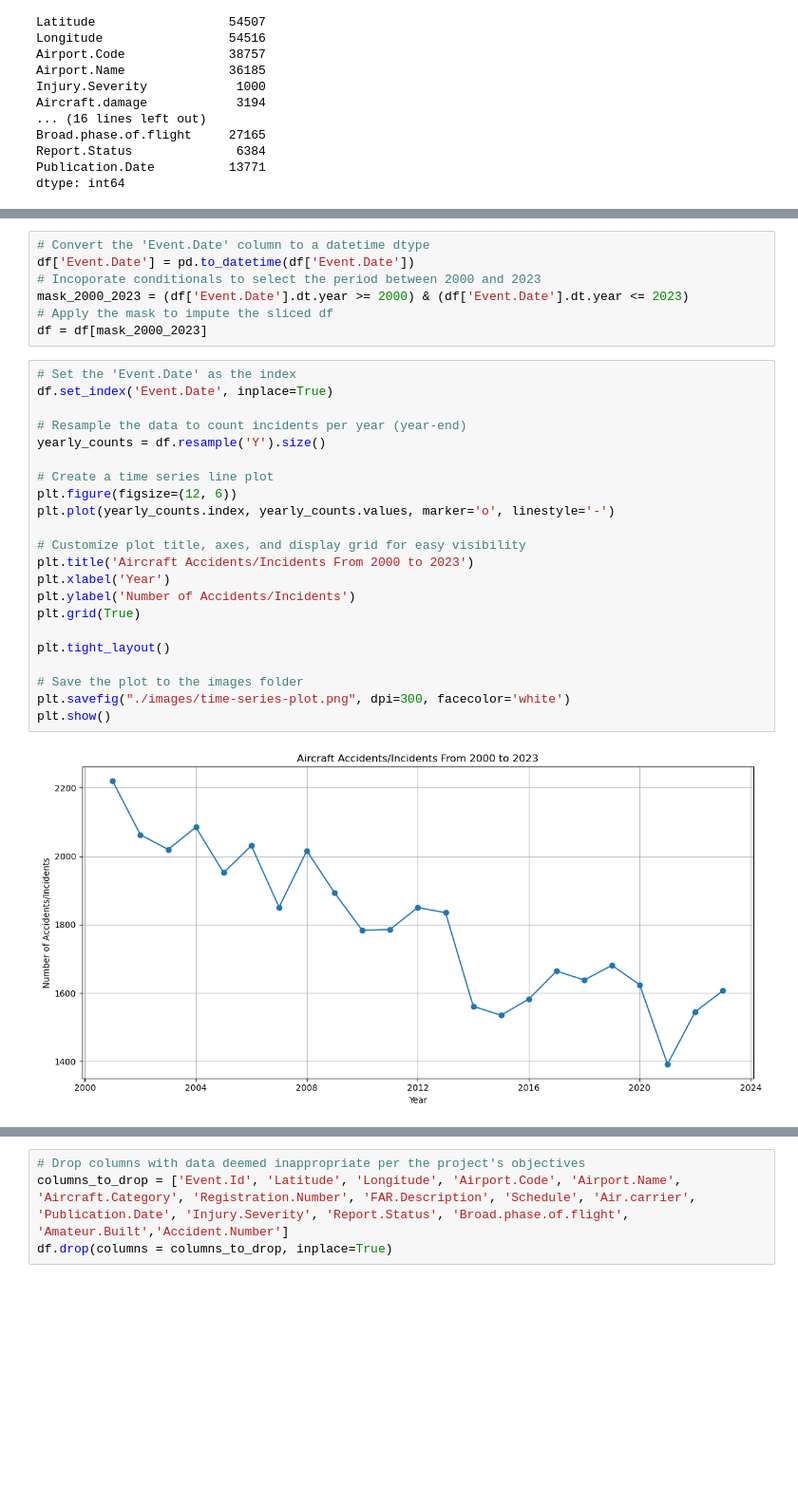
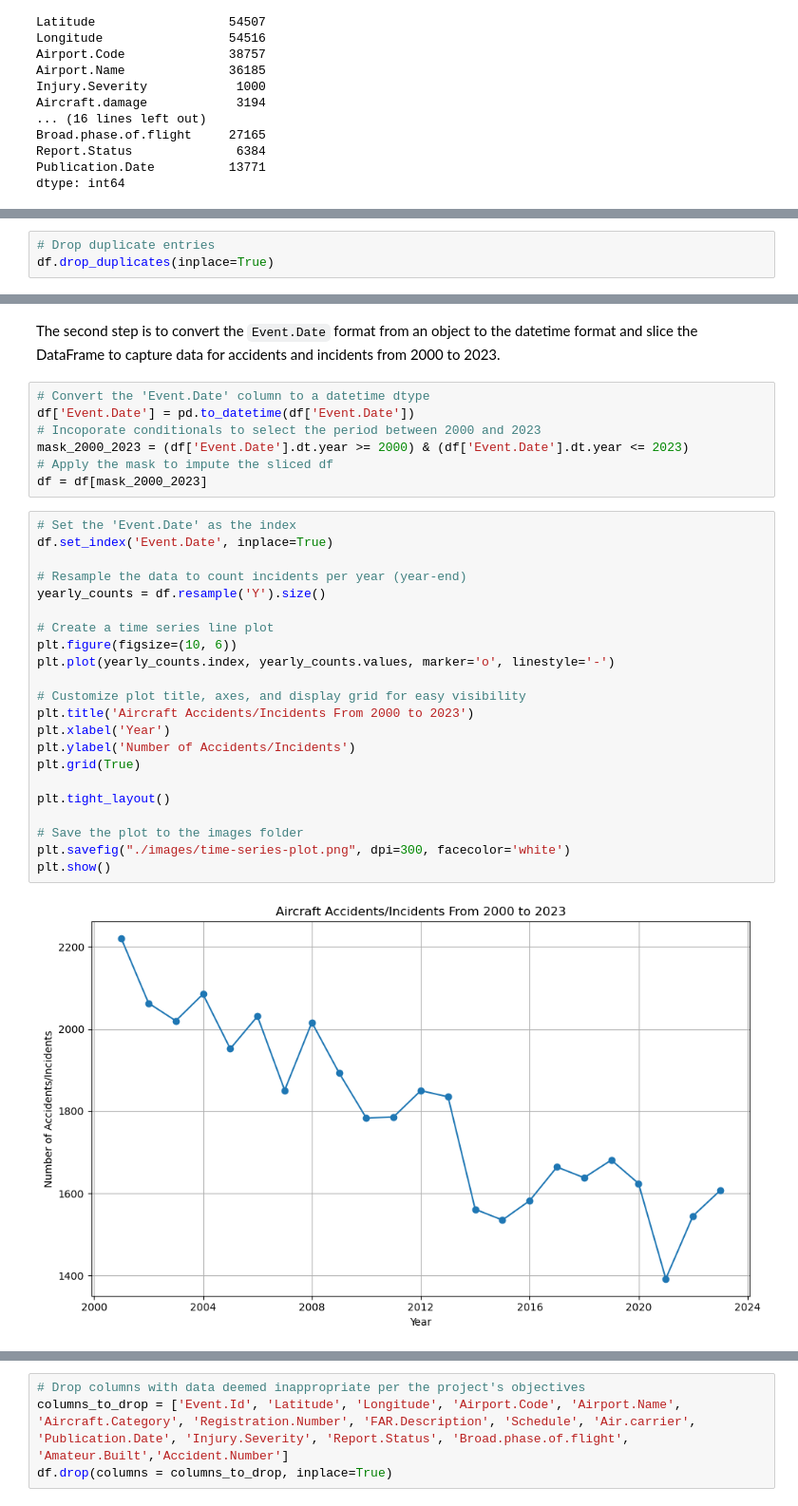
Before and after one commit to mwakad/Data-Driven-Decision-Support-for-Aircraft-Procurement, a Jupyter notebook: index.ipynb, the cells around one changed output, grey strips where cells are left out. Shown at 95% size. Saved outputs shown, nothing was run; the diff lists cells and outputs as text; blank space fills up the shorter version.

Commit message:
drop duplicates first
the df.drop_duplicates is made the first ETA process to plot an accurate time series line plot

```diff
--- a/index.ipynb
+++ b/index.ipynb
@@ -139,0 +132,3 @@ df.head()
+# %%
+# Drop duplicate entries
+df.drop_duplicates(inplace=True)
@@ -140,3 +140,5 @@ df.head()
+# %% [markdown]
+The second step is to convert the `Event.Date` format from an object to the datetime format and slice the DataFrame to capture data for accidents and incidents from 2000 to 2023.
 # %%
 # Convert the 'Event.Date' column to a datetime dtype
 df['Event.Date'] = pd.to_datetime(df['Event.Date'])
@@ -147,25 +149,25 @@ df = df[mask_2000_2023]
 # %%
 # Set the 'Event.Date' as the index
 df.set_index('Event.Date', inplace=True)
 
 # Resample the data to count incidents per year (year-end)
 yearly_counts = df.resample('Y').size()
 
 # Create a time series line plot
-plt.figure(figsize=(12, 6))
+plt.figure(figsize=(10, 6))
 plt.plot(yearly_counts.index, yearly_counts.values, marker='o', linestyle='-')
 
 # Customize plot title, axes, and display grid for easy visibility
 plt.title('Aircraft Accidents/Incidents From 2000 to 2023')
 plt.xlabel('Year')
 plt.ylabel('Number of Accidents/Incidents')
 plt.grid(True)
 
 plt.tight_layout()
 
 # Save the plot to the images folder
 plt.savefig("./images/time-series-plot.png", dpi=300, facecolor='white')
 plt.show()
 # %% [output]
-[figure, old version]
+[figure, new version]
 # %% [markdown]
```
Also changed, not shown: parts of 8 cells of this notebook.
